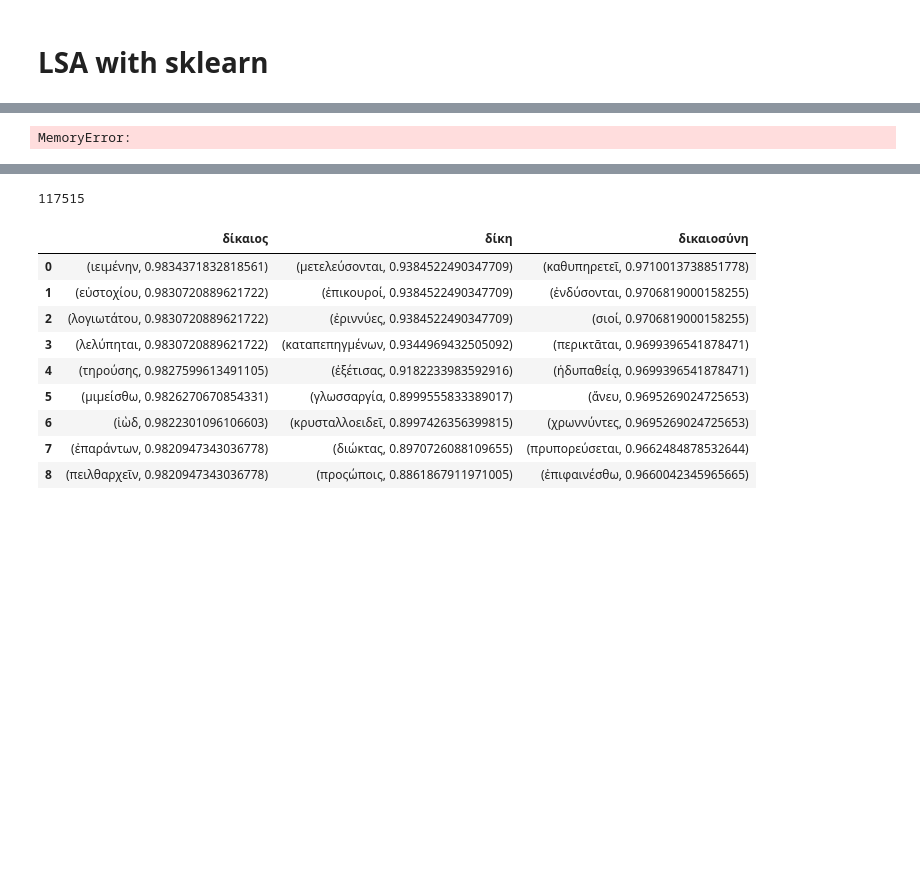
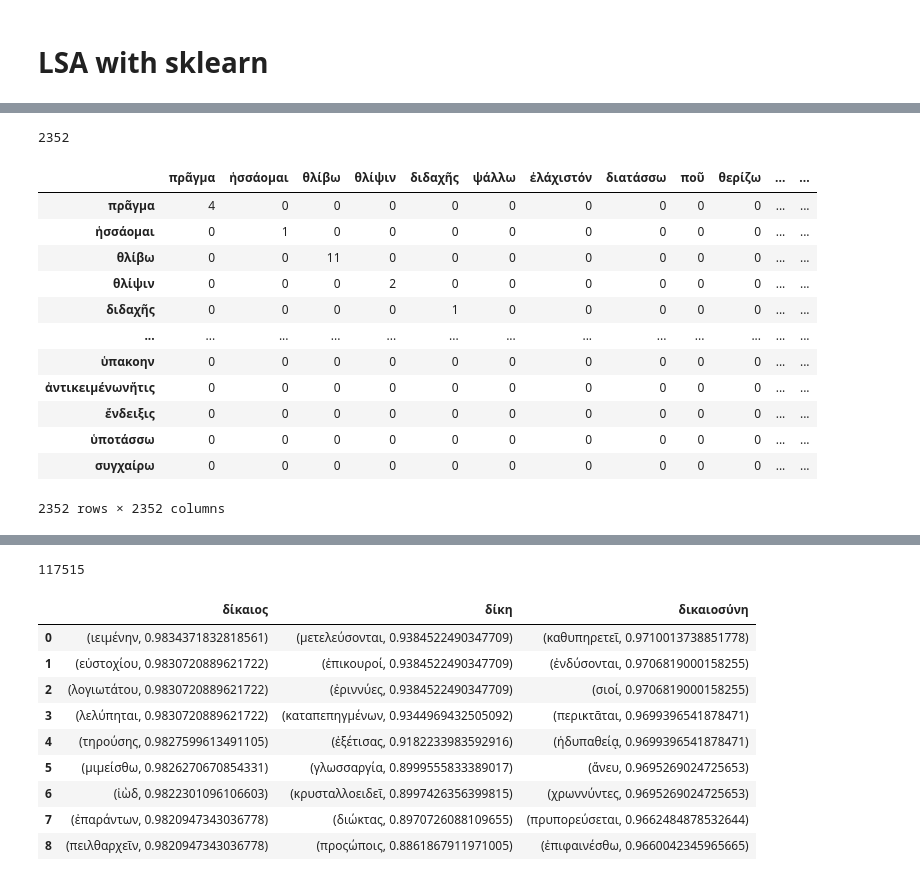
Before and after one commit to kasev/ECCE, a Jupyter notebook: scripts/LSA.ipynb, the cells around one changed output, grey strips where cells are left out. Saved outputs shown, nothing was run; the diff lists cells and outputs as text; code cells hidden in the pictures; blank space fills up the shorter version.

```diff
--- a/scripts/LSA.ipynb
+++ b/scripts/LSA.ipynb
@@ -294,18 +239,24 @@ list(dictionary.cfs)
 # %%
-vocabulary =  list(set([word for doc in christian_docs for word in christian_docs]))
+vocabulary =  list(set([word for sent in docs for word in sent]))
-# %% [output]
-MemoryError:
+# %%
+len(vocabulary)
+# %% [output]
+2352
 # %%
+bow = CountVectorizer(vocabulary=vocabulary)
+bow_term2doc = bow.fit_transform([" ".join(doc) for doc in docs]) ### run the model
+
+term2term_bow = (bow_term2doc.T * bow_term2doc)
 
 
-bow = CountVectorizer(vocabulary=vocabulary)
-bow_doc2term = bow.fit_transform([" ".join(doc) for doc in docs]) ### run the model
+tfidf =  TfidfVectorizer(vocabulary=vocabulary)
+tfidf_term2doc = tfidf.fit_transform([" ".join(doc) for doc in docs]) ### run the model
 
-tfidf =  TfidfVectorizer(vocabulary=vocabulary)
-tfidf_doc2term = tfidf.fit_transform([" ".join(doc) for doc in docs]) ### run the model
+svd = TruncatedSVD(n_components=150, n_iter=5, random_state=42)
+svd_bow = svd.fit(bow_term2doc)
 
-#Xc = (X.T * X)
-#svd = TruncatedSVD(n_components=50, n_iter=5, random_state=42)
-#svd.fit(Xc)
+svd = TruncatedSVD(n_components=150, n_iter=5, random_state=42)
+svd_tfidf = svd.fit(tfidf_term2doc)
     #term2doc = pd.DataFrame(Xc.toarray(), columns=vec.get_feature_names(), index=vec.get_feature_names())
-#lsa_model_data = pd.DataFrame(svd.components_, columns=vec.get_feature_names())
+lsa_bow = pd.DataFrame(svd_bow.components_, columns=vocabulary)
+lsa_tfidf = pd.DataFrame(svd_tfidf.components_, columns=vocabulary)
@@ -313,0 +265,17 @@ bow_doc2term.todense()
+# %%
+term2term_bow_df = pd.DataFrame(term2term_bow.todense(), columns=vocabulary, index=vocabulary)
+term2term_bow_df
+# %% [output]
+|  | πρᾶγμα | ἡσσάομαι | θλίβω | θλίψιν | διδαχῆς | ψάλλω | ἐλάχιστόν | διατάσσω | ποῦ | θερίζω | ... | ... |
+| πρᾶγμα | 4 | 0 | 0 | 0 | 0 | 0 | 0 | 0 | 0 | 0 | ... | ... |
+| ἡσσάομαι | 0 | 1 | 0 | 0 | 0 | 0 | 0 | 0 | 0 | 0 | ... | ... |
+| θλίβω | 0 | 0 | 11 | 0 | 0 | 0 | 0 | 0 | 0 | 0 | ... | ... |
+| θλίψιν | 0 | 0 | 0 | 2 | 0 | 0 | 0 | 0 | 0 | 0 | ... | ... |
+| διδαχῆς | 0 | 0 | 0 | 0 | 1 | 0 | 0 | 0 | 0 | 0 | ... | ... |
+| ... | ... | ... | ... | ... | ... | ... | ... | ... | ... | ... | ... | ... |
+| ὑπακοην | 0 | 0 | 0 | 0 | 0 | 0 | 0 | 0 | 0 | 0 | ... | ... |
+| ἀντικειμένωνἥτις | 0 | 0 | 0 | 0 | 0 | 0 | 0 | 0 | 0 | 0 | ... | ... |
+| ἔνδειξις | 0 | 0 | 0 | 0 | 0 | 0 | 0 | 0 | 0 | 0 | ... | ... |
+| ὑποτάσσω | 0 | 0 | 0 | 0 | 0 | 0 | 0 | 0 | 0 | 0 | ... | ... |
+| συγχαίρω | 0 | 0 | 0 | 0 | 0 | 0 | 0 | 0 | 0 | 0 | ... | ... |
+2352 rows × 2352 columns
```
Also changed, not shown: parts of 28 cells of this notebook, 1 other file.
